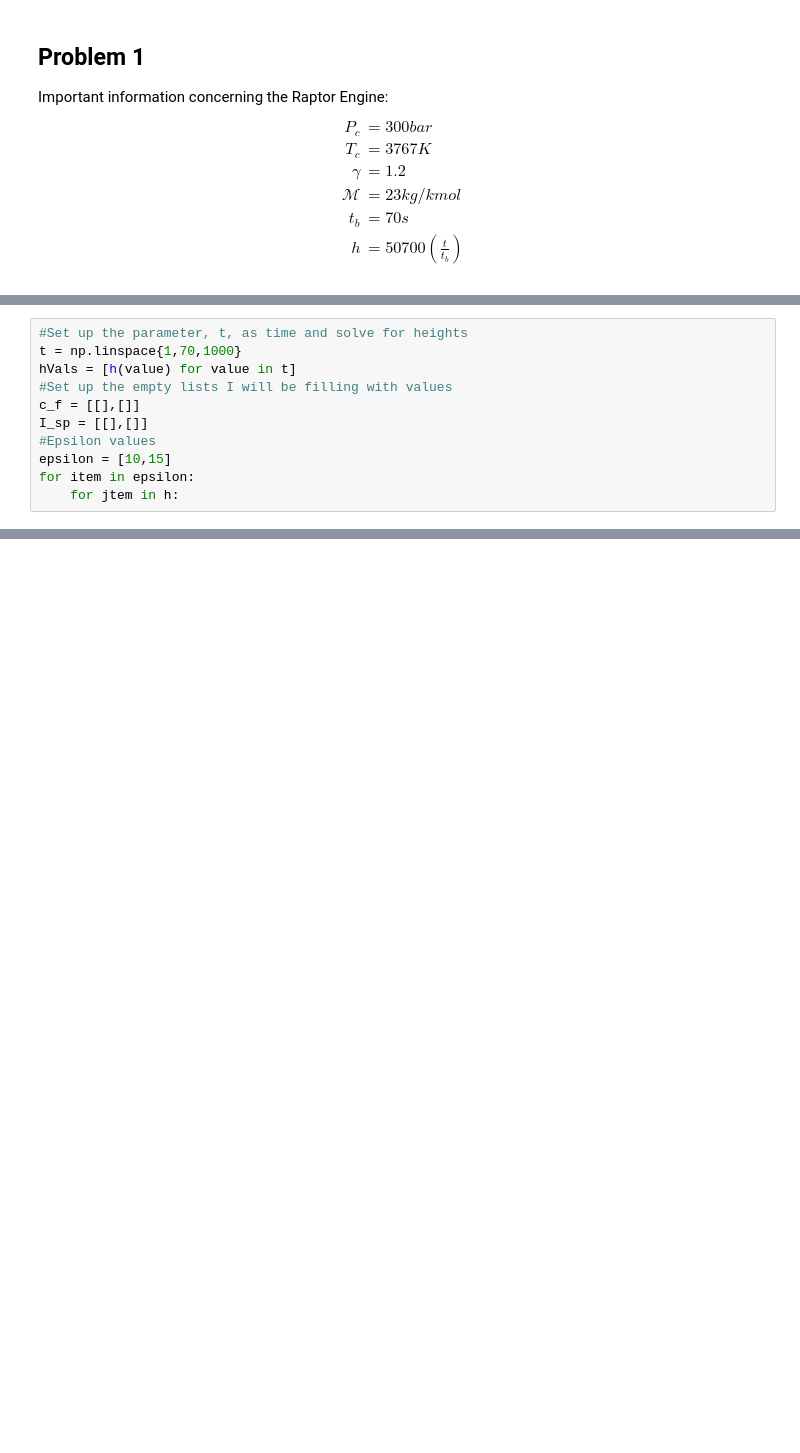
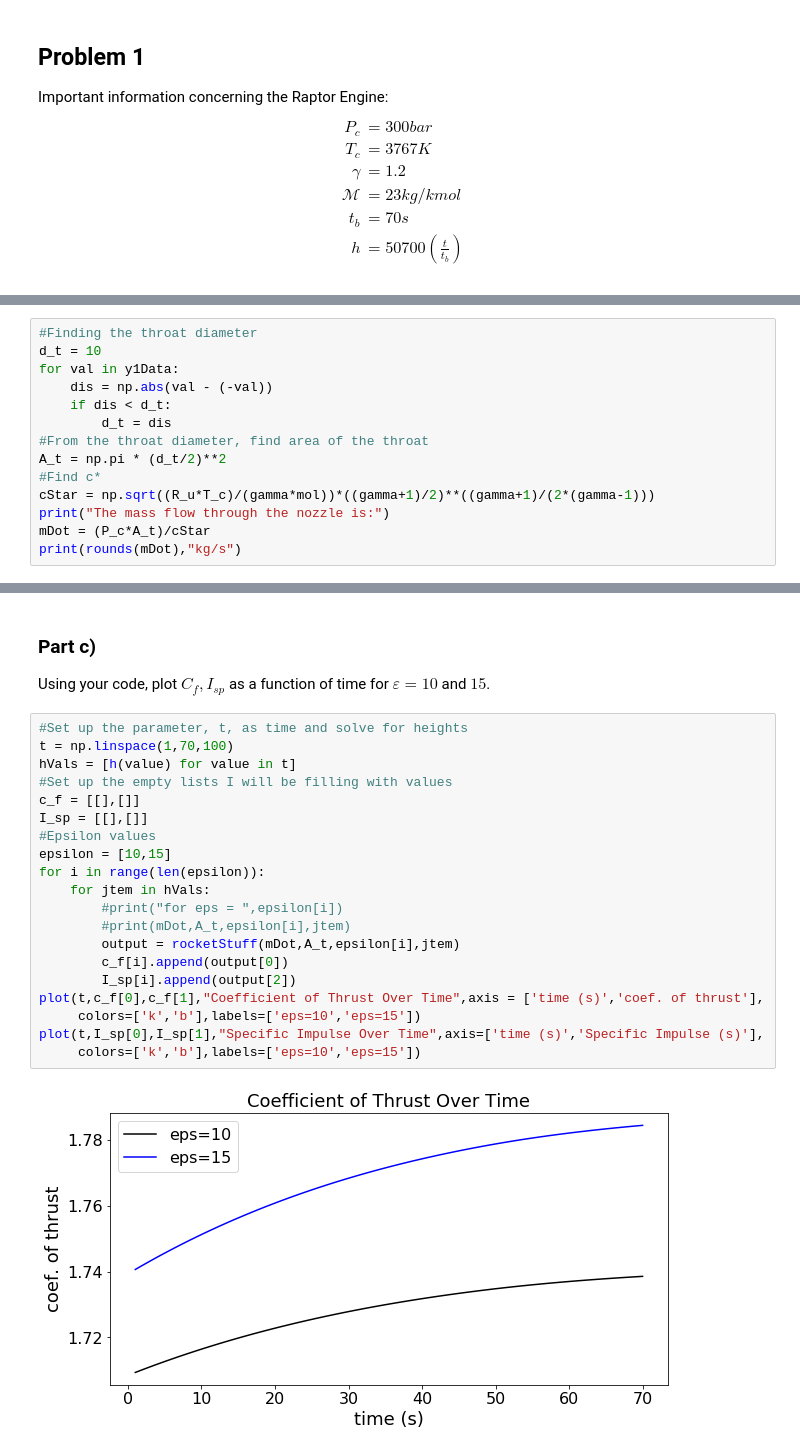
Before and after one commit to BananaBonanza/rocketProp, a Jupyter notebook: 539Hw1.ipynb, the cells around one changed output, grey strips where cells are left out. Cells and saved outputs as stored; diff of their text form; blank space fills up the shorter version.

```diff
--- a/539Hw1.ipynb
+++ b/539Hw1.ipynb
@@ -218,11 +24,0 @@ Using your code, plot $C_f, I_{sp}$ as a function of time for $\varepsilon = 10$
-# %%
-#Set up the parameter, t, as time and solve for heights
-t = np.linspace{1,70,1000}
-hVals = [h(value) for value in t]
-#Set up the empty lists I will be filling with values
-c_f = [[],[]]
-I_sp = [[],[]]
-#Epsilon values
-epsilon = [10,15]
-for item in epsilon:
-    for jtem in h:
@@ -228,0 +139,14 @@ for item in epsilon:
+# %%
+#Finding the throat diameter
+d_t = 10
+for val in y1Data:
+    dis = np.abs(val - (-val))
+    if dis < d_t:
+        d_t = dis
+#From the throat diameter, find area of the throat
+A_t = np.pi * (d_t/2)**2
+#Find c*
+cStar = np.sqrt((R_u*T_c)/(gamma*mol))*((gamma+1)/2)**((gamma+1)/(2*(gamma-1)))
+print("The mass flow through the nozzle is:")
+mDot = (P_c*A_t)/cStar
+print(rounds(mDot),"kg/s")
@@ -228,0 +203,25 @@ for item in epsilon:
+# %% [markdown]
+### Part c)
+Using your code, plot $C_f, I_{sp}$ as a function of time for $\varepsilon = 10$ and $15$.
+# %%
+#Set up the parameter, t, as time and solve for heights
+t = np.linspace(1,70,100)
+hVals = [h(value) for value in t]
+#Set up the empty lists I will be filling with values
+c_f = [[],[]]
+I_sp = [[],[]]
+#Epsilon values
+epsilon = [10,15]
+for i in range(len(epsilon)):
+    for jtem in hVals:
+        #print("for eps = ",epsilon[i])
+        #print(mDot,A_t,epsilon[i],jtem)
+        output = rocketStuff(mDot,A_t,epsilon[i],jtem)
+        c_f[i].append(output[0])
+        I_sp[i].append(output[2])
+plot(t,c_f[0],c_f[1],"Coefficient of Thrust Over Time",axis = ['time (s)','coef. of thrust'],
+     colors=['k','b'],labels=['eps=10','eps=15'])
+plot(t,I_sp[0],I_sp[1],"Specific Impulse Over Time",axis=['time (s)','Specific Impulse (s)'],
+     colors=['k','b'],labels=['eps=10','eps=15'])
+# %% [output]
+[figure, added]
```
Also changed, not shown: parts of 42 cells of this notebook, 1 other file.
